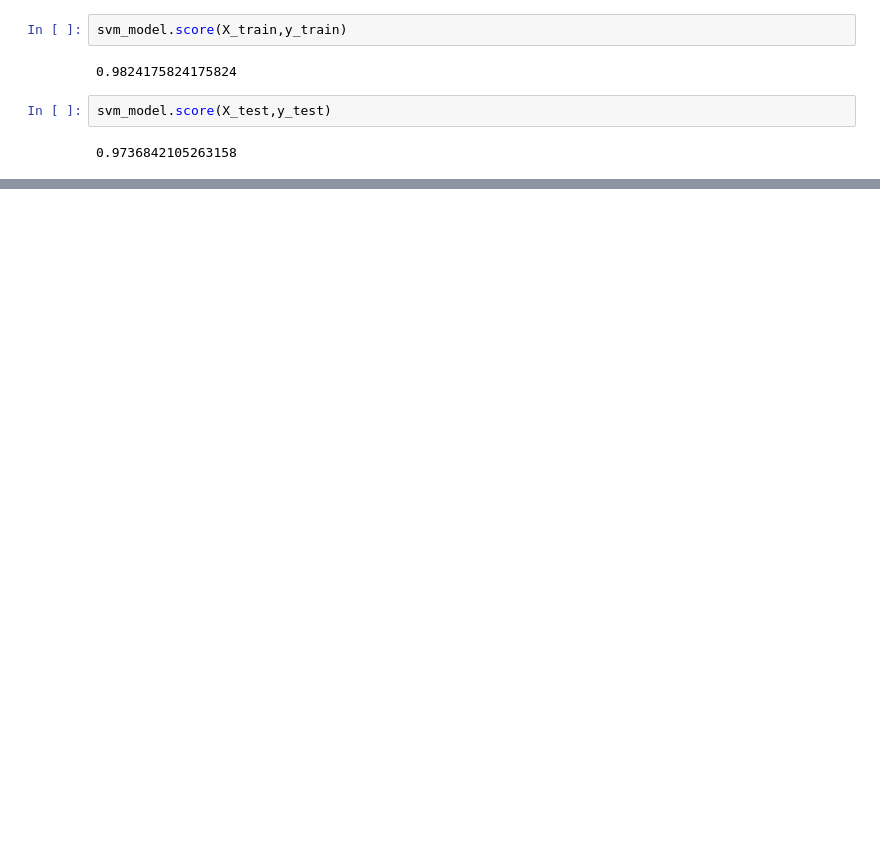
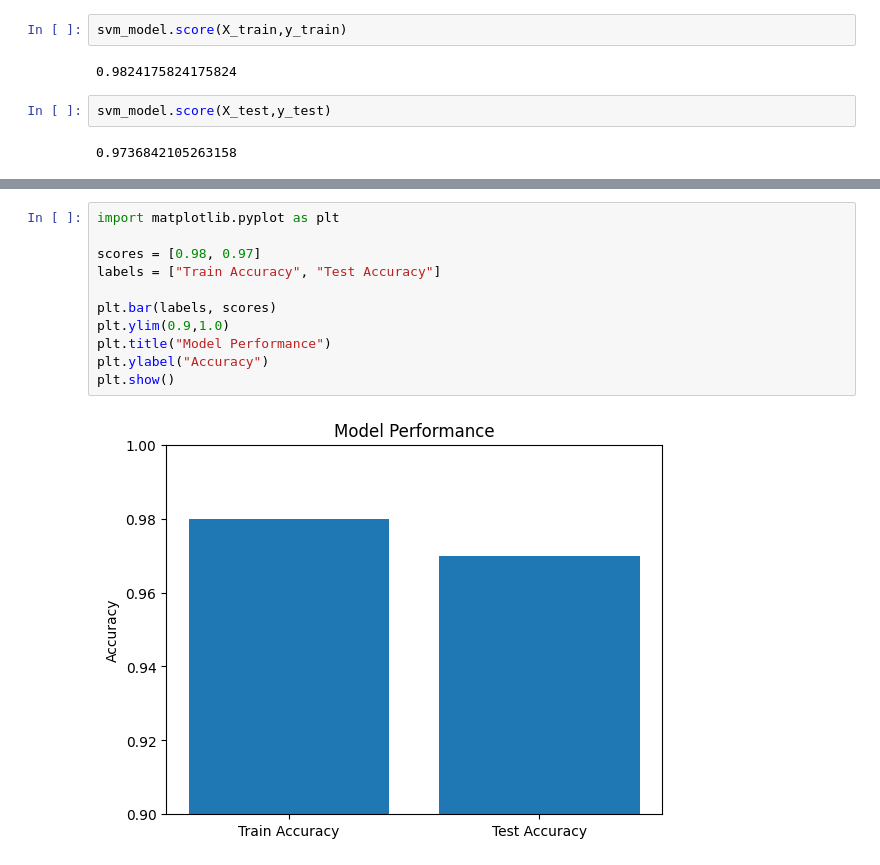
Before and after one commit to tuhinCr7/Support-Vector-Machines-SVM-, a Jupyter notebook: Breast_cancer_prediction_using_SVM.ipynb, the cells around one changed output, grey strips where cells are left out. Drawn from its saved outputs; the diff is of its cells as text; blank space fills up the shorter version.

```diff
--- a/Breast_cancer_prediction_using_SVM.ipynb
+++ b/Breast_cancer_prediction_using_SVM.ipynb
@@ -293,0 +337,13 @@ svm_model.score(X_test,y_test)
+# %%
+import matplotlib.pyplot as plt
+
+scores = [0.98, 0.97]
+labels = ["Train Accuracy", "Test Accuracy"]
+
+plt.bar(labels, scores)
+plt.ylim(0.9,1.0)
+plt.title("Model Performance")
+plt.ylabel("Accuracy")
+plt.show()
+# %% [output]
+[figure, added]
```
Also changed, not shown: parts of 8 cells of this notebook.
